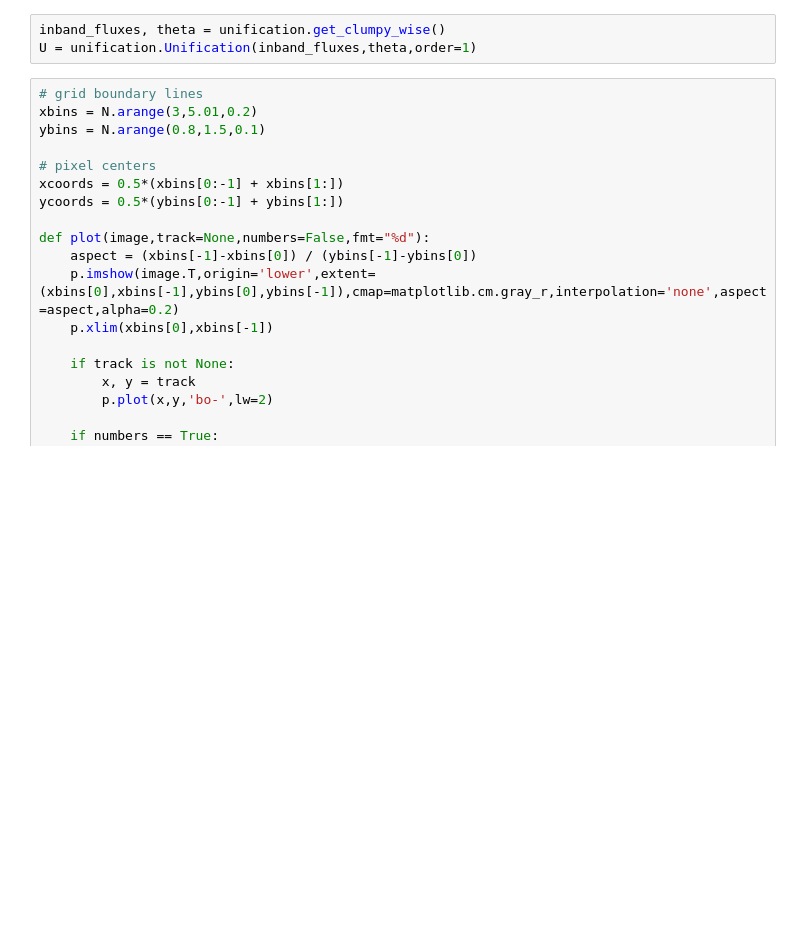
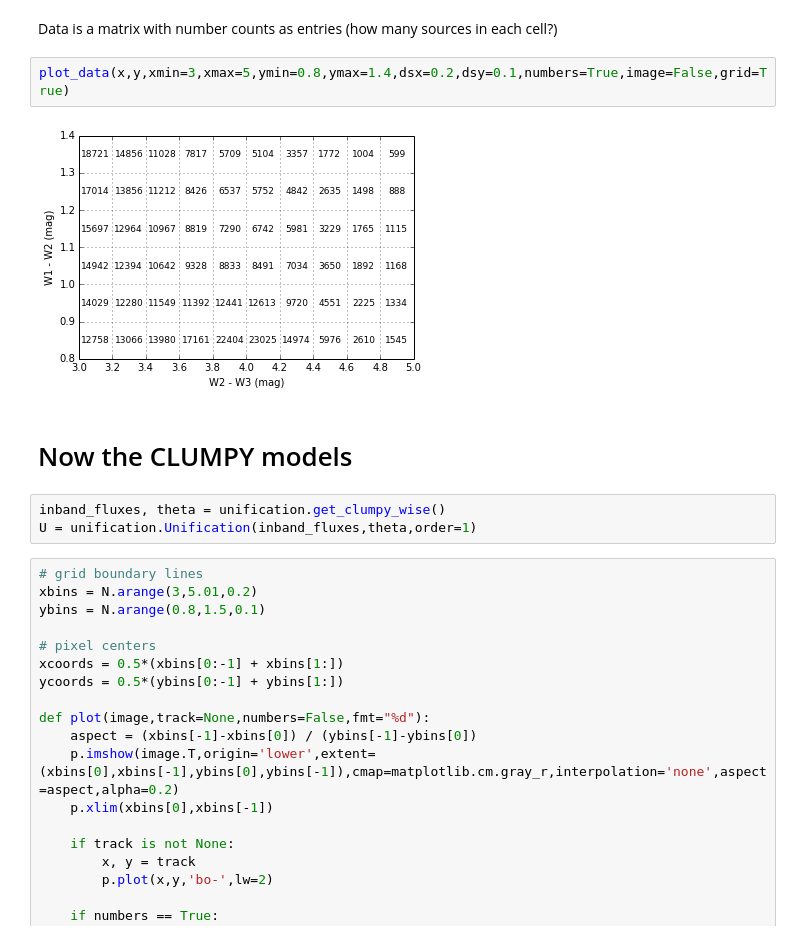
Before and after one commit to rnikutta/notebooks, a Jupyter notebook: regression.ipynb, the cells around one changed output. Drawn from its saved outputs; the diff is of its cells as text; blank space fills up the shorter version.

```diff
--- a/regression.ipynb
+++ b/regression.ipynb
@@ -9,3 +111,11 @@ Data
+# %% [markdown]
+Data is a matrix with number counts as entries (how many sources in each cell?)
+# %%
+plot_data(x,y,xmin=3,xmax=5,ymin=0.8,ymax=1.4,dsx=0.2,dsy=0.1,numbers=True,image=False,grid=True)
+# %% [output]
+[figure, added]
+# %% [markdown]
+# Now the CLUMPY models
 # %%
 inband_fluxes, theta = unification.get_clumpy_wise()
 U = unification.Unification(inband_fluxes,theta,order=1)
```
Also changed, not shown: parts of 20 cells of this notebook.
